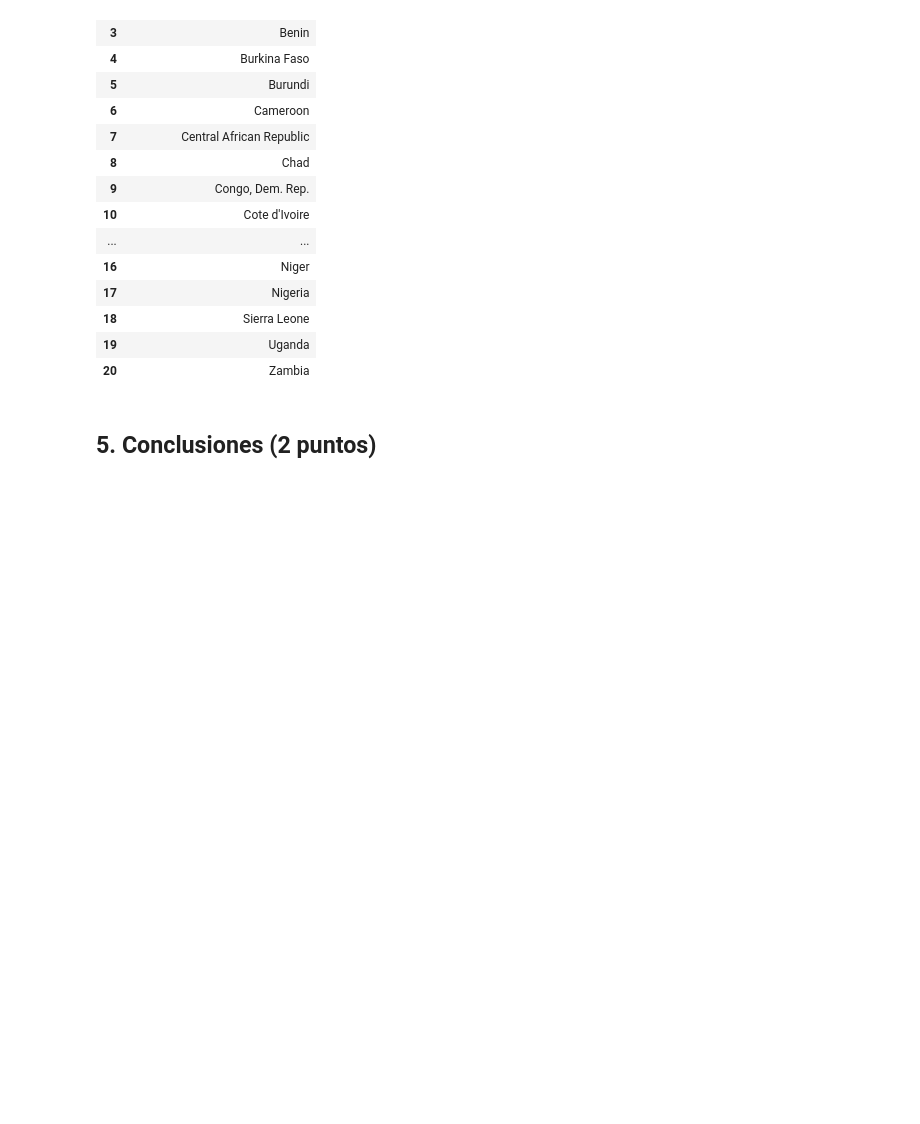
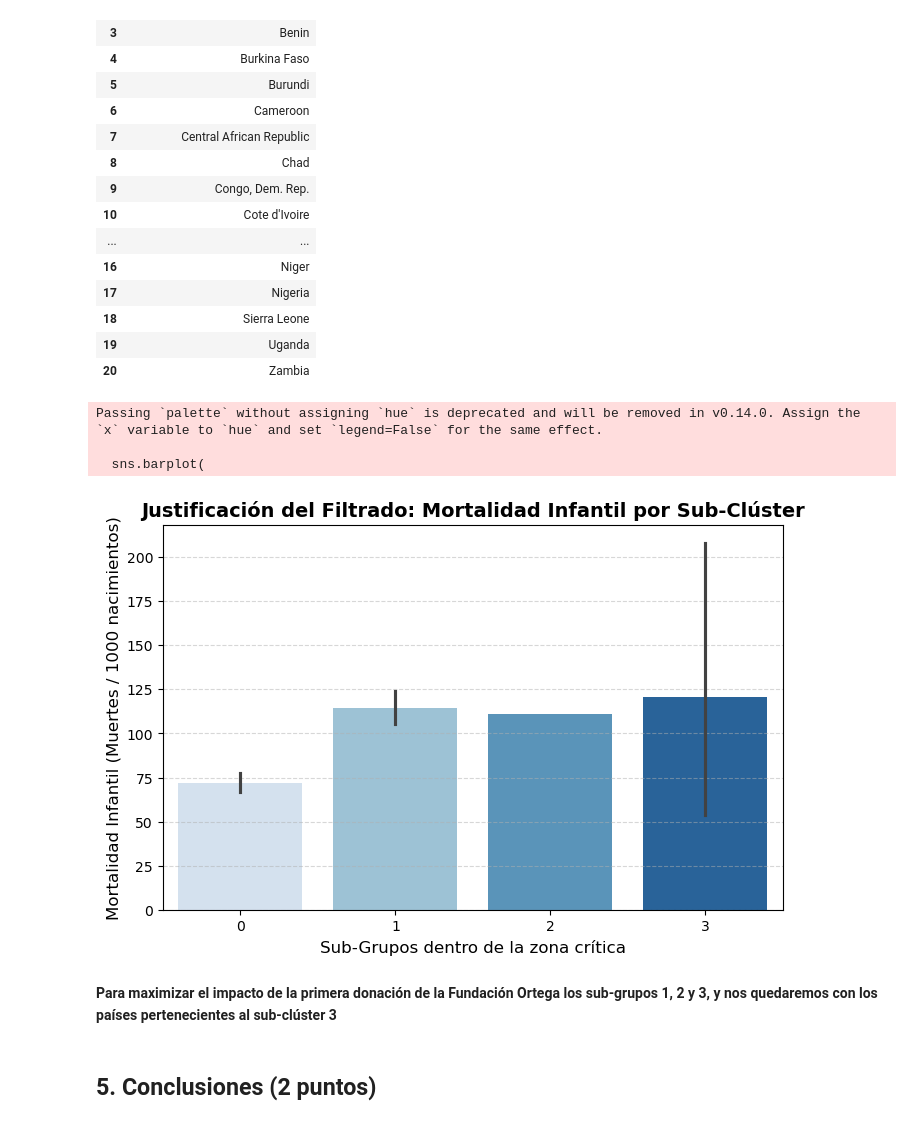
Before and after one commit to nickiiinicole/proyecto-paises-necesitados-ML, a Jupyter notebook: FinalProjectUD3.ipynb, the cells around one changed output. Drawn from its saved outputs; the diff is of its cells as text; code cells hidden in the pictures; blank space fills up the shorter version.

```diff
--- a/FinalProjectUD3.ipynb
+++ b/FinalProjectUD3.ipynb
@@ -1452,5 +1447,42 @@ display(tabla_ultra)
 | 18 | Sierra Leone |
 | 19 | Uganda |
 | 20 | Zambia |
+# %%
+
+plt.figure(figsize=(8, 5))
+
+# Cambiamos 'Reds_r' → 'Blues' o 'Blues_r'
+sns.barplot(
+    x='sub_cluster',
+    y='mort_inf',
+    data=df_reducido,
+    palette='Blues'
+)
+
+plt.title('Justificación del Filtrado: Mortalidad Infantil por Sub-Clúster', fontsize=14, weight='bold')
+plt.xlabel('Sub-Grupos dentro de la zona crítica', fontsize=12)
+plt.ylabel('Mortalidad Infantil (Muertes / 1000 nacimientos)', fontsize=12)
+plt.grid(axis='y', linestyle='--', alpha=0.5)
+
+plt.show()
+# %% [output]
+Passing `palette` without assigning `hue` is deprecated and will be removed in v0.14.0. Assign the `x` variable to `hue` and set `legend=False` for the same effect.
+
+  sns.barplot(
+[figure, added]
+# %% [markdown]
+<p style="
+    background: linear-gradient(90deg, #4a90e2, #50c0f0);
+    -webkit-background-clip: text;
+    -webkit-text-fill-color: transparent;
+    font-family: 'Helvetica Neue', Helvetica, Arial, sans-serif;
+    font-size: 14px;
+    font-weight: 700;
+    margin: 20px 0;
+    display: inline-block;
+    padding-bottom: 5px;
+">
+  Para maximizar el impacto de la primera donación de la Fundación Ortega los sub-grupos 1, 2 y 3, y nos quedaremos con los países pertenecientes al sub-clúster 3
+</p>
 # %% [markdown]
 ## 5. Conclusiones (2 puntos)
```
Also changed, not shown: parts of 22 cells of this notebook.
